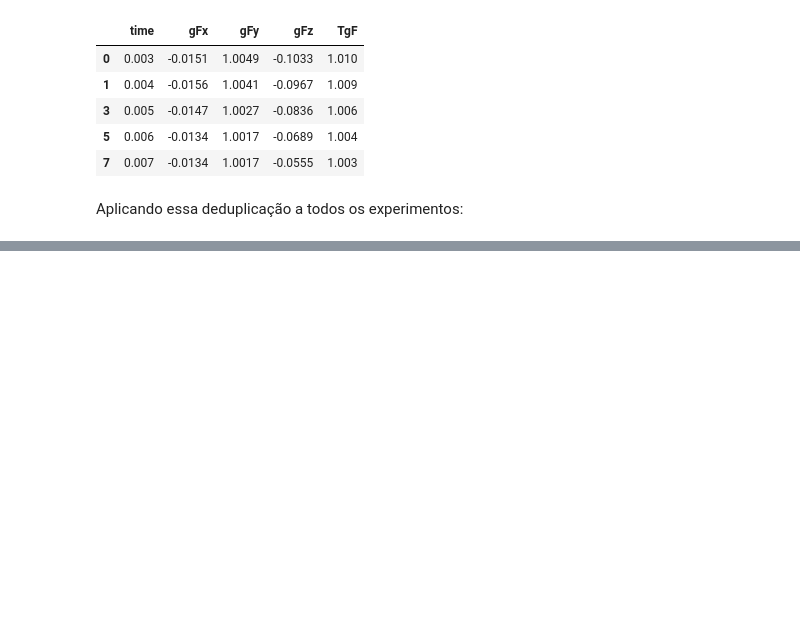
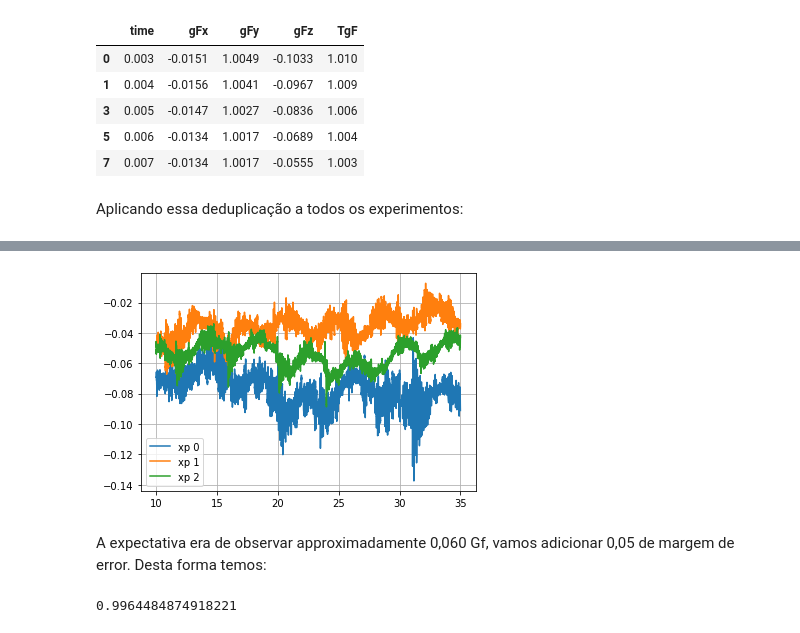
Before and after one commit to CaioCSdev/mac209, a Jupyter notebook: ep2/MCU.ipynb, the cells around one changed output, grey strips where cells are left out. Cells and saved outputs as stored; diff of their text form; code cells hidden in the pictures; blank space fills up the shorter version.

```diff
--- a/ep2/MCU.ipynb
+++ b/ep2/MCU.ipynb
@@ -137,0 +162,31 @@ for i in range(5):
+# %%
+exp15rpm.pop(3)
+exp15rpm.pop(2)
+pass
+# %%
+for i in range(len(exp15rpm)):
+    plt.plot(
+        relevant_exp15(i).time,
+        relevant_exp15(i).gFz,
+        label="xp {}".format(i)
+    )
+
+plt.legend()
+plt.grid()
+plt.show()
+# %% [output]
+[figure, added]
+# %% [markdown]
+A expectativa era de observar approximadamente 0,060 Gf, vamos adicionar 0,05 de margem de error. Desta forma temos:
+# %%
+inside = 0
+outside = 0
+
+for i in range(len(exp15rpm)):
+    inside_i = len(relevant_exp15(i)[(relevant_exp15(i).gFz < -0.01) & (relevant_exp15(i).gFz > -0.11)])
+    inside += inside_i
+    outside += len(relevant_exp15(i)) - inside_i
+
+inside / (inside + outside)
+# %% [output]
+0.9964484874918221
```
Also changed, not shown: parts of 16 cells of this notebook.
